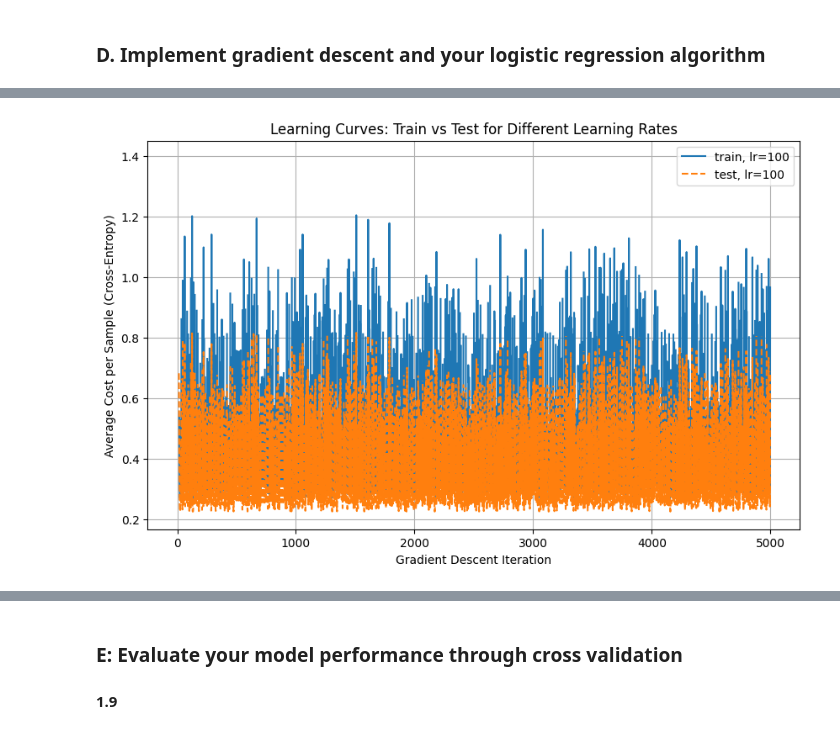
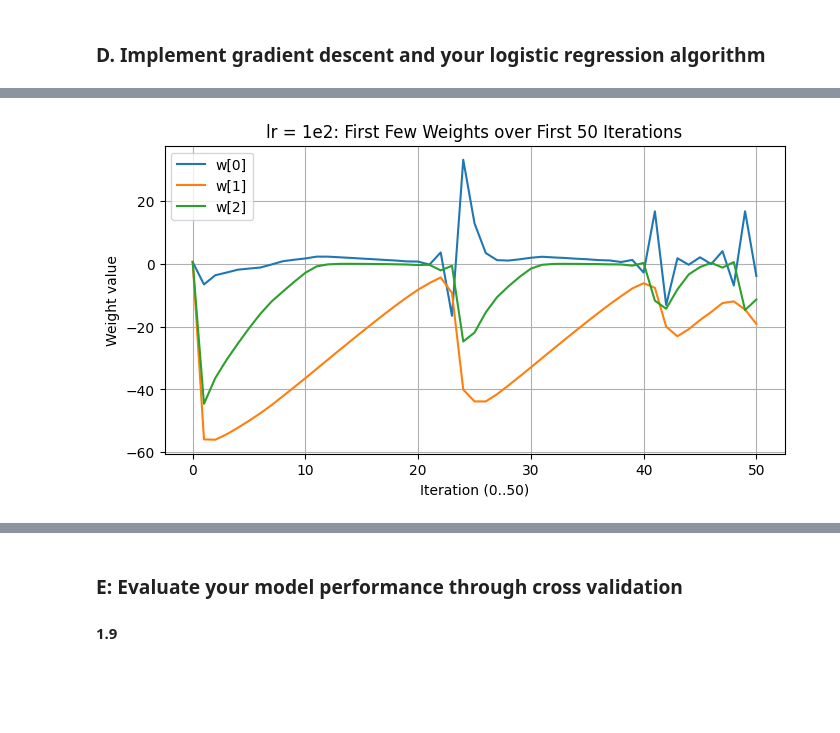
Before and after one commit to aeshagandhi/IDS-705, a Jupyter notebook: HW3/hw3.ipynb, the cells around one changed output, grey strips where cells are left out. Cells and saved outputs as stored; diff of their text form; code cells hidden in the pictures; blank space fills up the shorter version.

```diff
--- a/HW3/hw3.ipynb
+++ b/HW3/hw3.ipynb
@@ -335,25 +407,32 @@ plt.show()
-# %%
-
-models = {}
-curves = {}
-
-lr = 10**2
-m, tr, te = run_lr(Logistic_regression, X_train, y_train, X_test, y_test, lr=lr, max_iter=5000, seed=0)
-models[lr] = m
-curves[lr] = (tr, te)
-
-plt.figure(figsize=(10, 6))
-
-
-tr, te = curves[lr]
-plt.plot(tr, label=f"train, lr={lr:g}")
-plt.plot(te, linestyle="--", label=f"test, lr={lr:g}")
-
-plt.xlabel("Gradient Descent Iteration")
-plt.ylabel("Average Cost per Sample (Cross-Entropy)")
-plt.title("Learning Curves: Train vs Test for Different Learning Rates")
-plt.legend()
-plt.grid(True)
-plt.show()
-# %% [output]
-[figure, removed]
+# %%
+# big learning rate run (lr = 1e2), keep only first 50 iterations of weights
+np.random.seed(0)
+big_lr = 1e2
+
+big_model = Logistic_regression()
+big_model.fit(
+    X_train_p,
+    y_train,
+    w_init=None,
+    lr=big_lr,
+    max_iter=50,
+    delta_thresh=0,
+    verbose=False,
+)
+
+W = np.array(big_model.saved_w)
+dW = W[1:] - W[:-1]
+step_norms = np.linalg.norm(dW, axis=1)
+
+# plot weights
+plt.figure(figsize=(8, 4))
+for j in range(min(5, W.shape[1])):
+    plt.plot(W[:, j], label=f"w[{j}]")
+plt.xlabel("Iteration (0..50)")
+plt.ylabel("Weight value")
+plt.title("lr = 1e2: First Few Weights over First 50 Iterations")
+plt.legend()
+plt.grid(True)
+plt.show()
+# %% [output]
+[figure, added]
```
Also changed, not shown: parts of 50 cells of this notebook, 3 other files.
